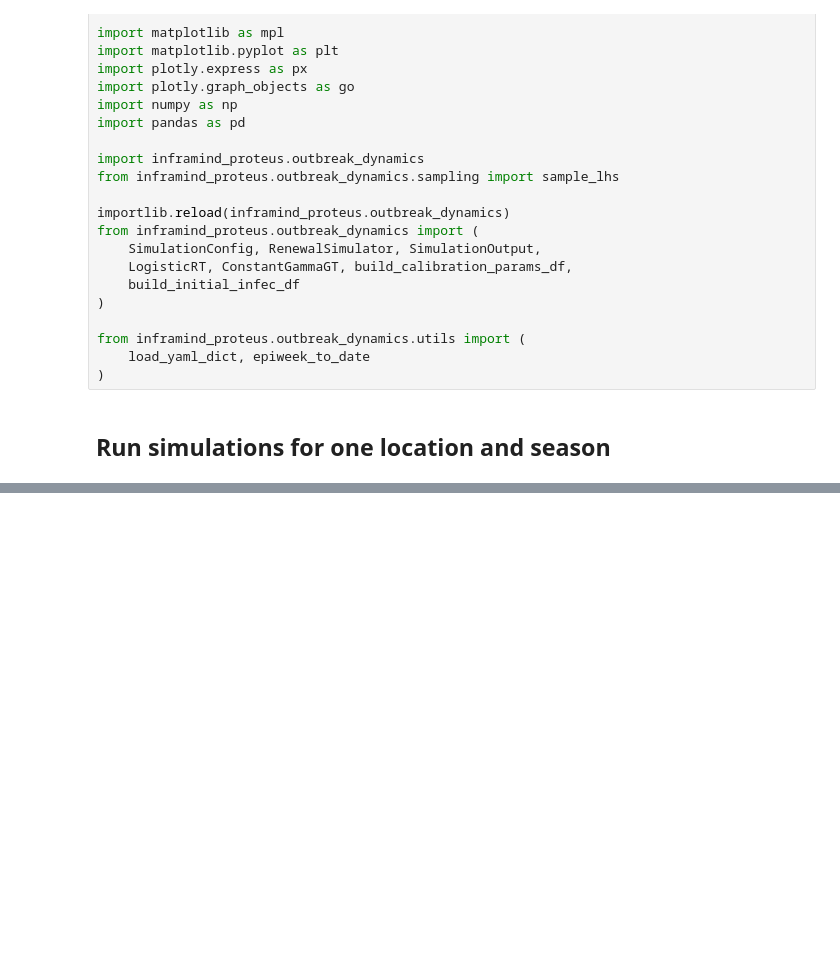
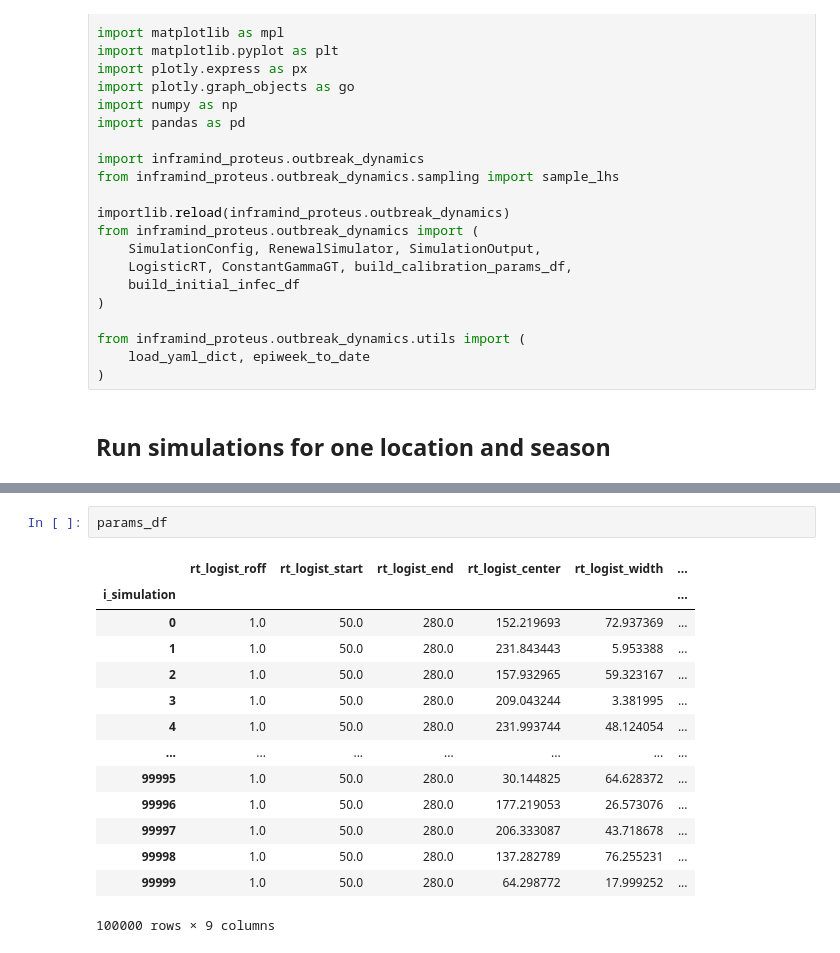
Before and after one commit to InfraMIND-models/3rd_imdc_ifgw_inframind-proteus, a Jupyter notebook: src/prototypes/run_dynamic_model.ipynb, the cells around one changed output, grey strips where cells are left out. Cells and saved outputs as stored; diff of their text form; blank space fills up the shorter version.

```diff
--- a/src/prototypes/run_dynamic_model.ipynb
+++ b/src/prototypes/run_dynamic_model.ipynb
@@ -85,6 +86,23 @@ results = simulator.run(
     initial_infec_df=initial_infec_df,
     observations_sr=observations_sr,
 )
+# %%
+params_df
+# %% [output]
+|  | rt_logist_roff | rt_logist_start | rt_logist_end | rt_logist_center | rt_logist_width | ... |
+| i_simulation |  |  |  |  |  | ... |
+| 0 | 1.0 | 50.0 | 280.0 | 152.219693 | 72.937369 | ... |
+| 1 | 1.0 | 50.0 | 280.0 | 231.843443 | 5.953388 | ... |
+| 2 | 1.0 | 50.0 | 280.0 | 157.932965 | 59.323167 | ... |
+| 3 | 1.0 | 50.0 | 280.0 | 209.043244 | 3.381995 | ... |
+| 4 | 1.0 | 50.0 | 280.0 | 231.993744 | 48.124054 | ... |
+| ... | ... | ... | ... | ... | ... | ... |
+| 99995 | 1.0 | 50.0 | 280.0 | 30.144825 | 64.628372 | ... |
+| 99996 | 1.0 | 50.0 | 280.0 | 177.219053 | 26.573076 | ... |
+| 99997 | 1.0 | 50.0 | 280.0 | 206.333087 | 43.718678 | ... |
+| 99998 | 1.0 | 50.0 | 280.0 | 137.282789 | 76.255231 | ... |
+| 99999 | 1.0 | 50.0 | 280.0 | 64.298772 | 17.999252 | ... |
+100000 rows × 9 columns
 # %%
 # --- Summary WIS statistics
 wis_sr = pd.Series(
```
Also changed, not shown: parts of 4 cells of this notebook, 3 other files.
